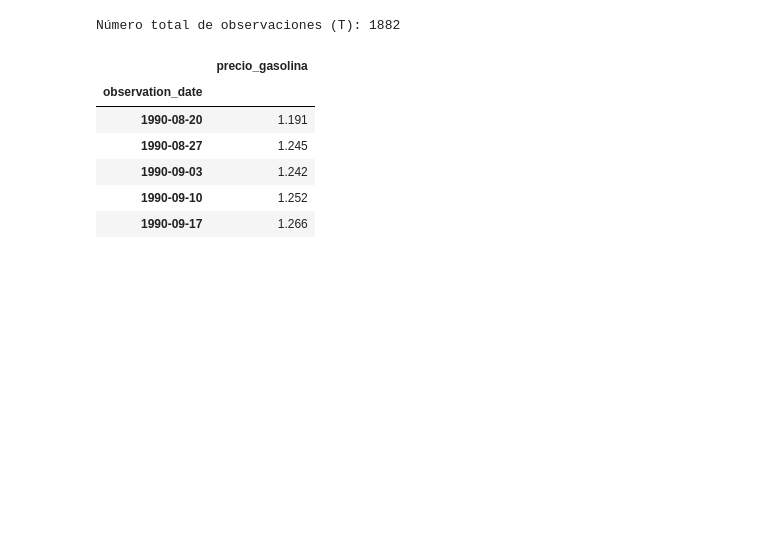
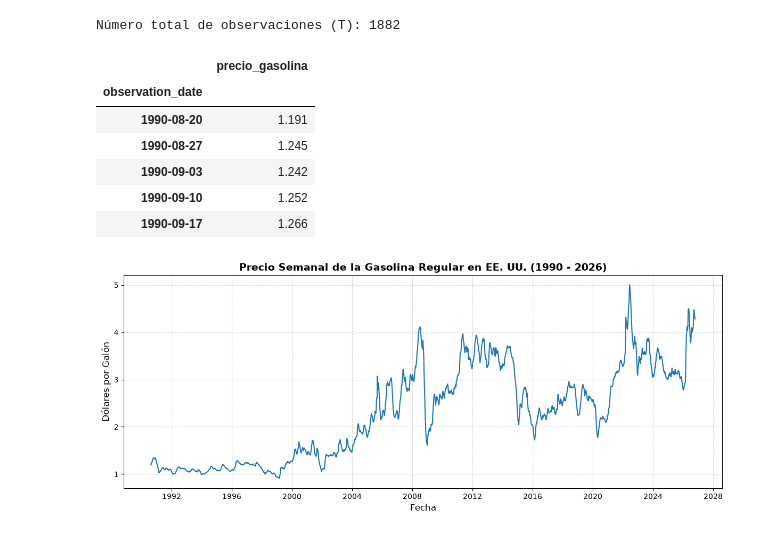
Before and after one commit to dtorrespi-hue/Poster-econometria-II, a Jupyter notebook: PostereconometriaII.ipynb, the cells around one changed output. Drawn from its saved outputs; the diff is of its cells as text; code cells hidden in the pictures; blank space fills up the shorter version.

Commit message:
Gráfica y paso 1: Identificación
Se inicia el primer paso de la metodología Box-Jenkins. Se evaluará la estacionariedad de la serie, mediante gráficos.

```diff
--- a/PostereconometriaII.ipynb
+++ b/PostereconometriaII.ipynb
@@ -41,3 +41,15 @@ Número total de observaciones (T): 1882
 | 1990-09-03 | 1.242 |
 | 1990-09-10 | 1.252 |
 | 1990-09-17 | 1.266 |
+# %%
+# Graficar la serie de tiempo en niveles
+plt.figure(figsize=(12, 5))
+plt.plot(df.index, df['precio_gasolina'], color='#1f77b4', linewidth=1.5)
+plt.title('Precio Semanal de la Gasolina Regular en EE. UU. (1990 - 2026)', fontsize=14, fontweight='bold')
+plt.xlabel('Fecha', fontsize=12)
+plt.ylabel('Dólares por Galón', fontsize=12)
+plt.grid(True, linestyle='--', alpha=0.5)
+plt.tight_layout()
+plt.show()
+# %% [output]
+[figure, added]
```
